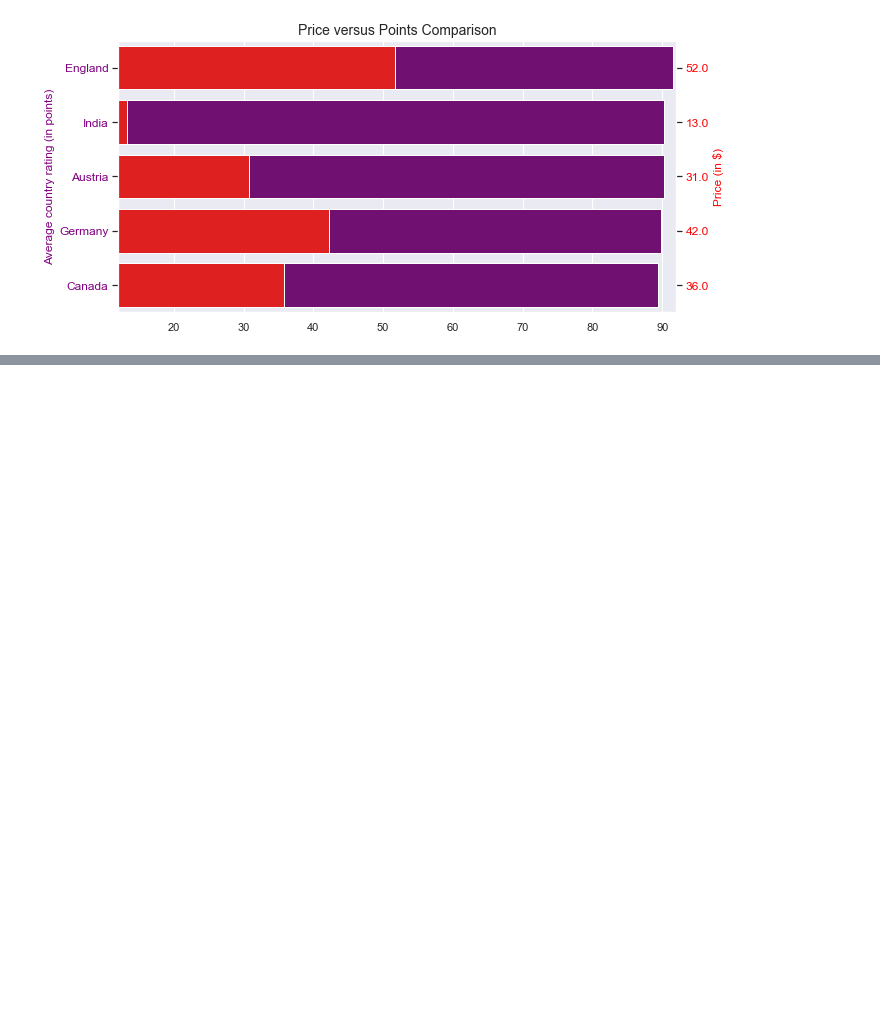
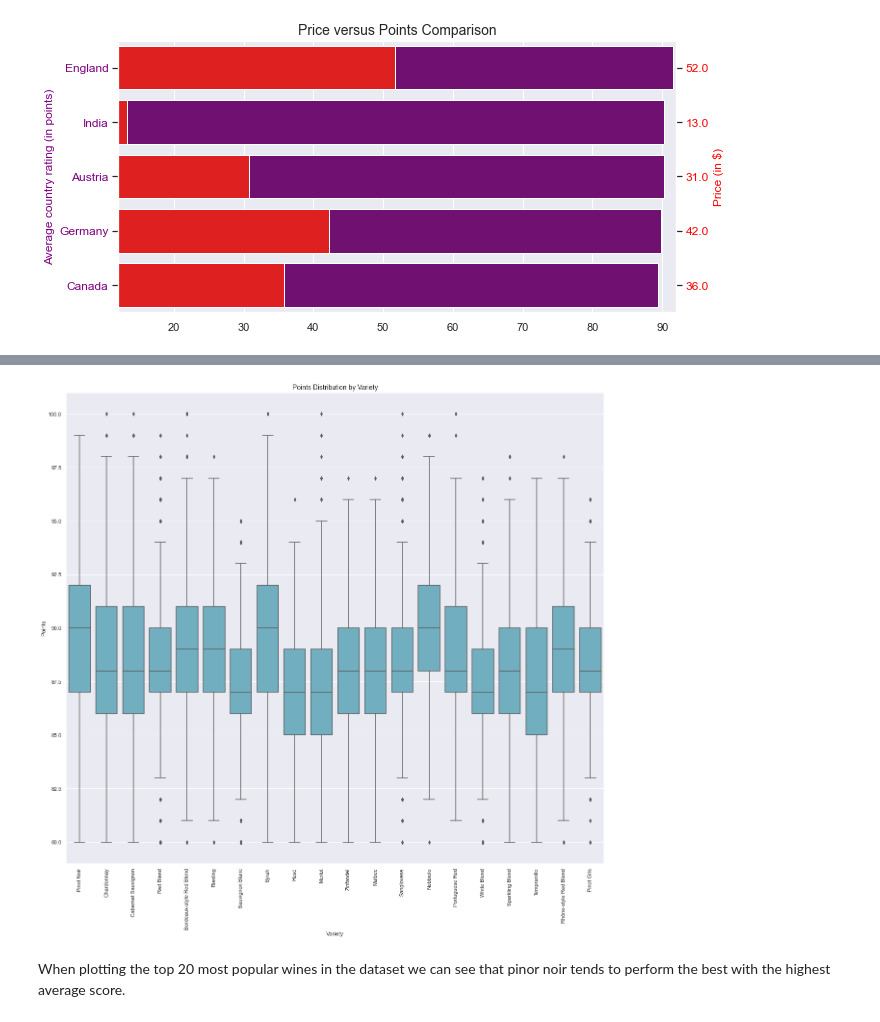
Before and after one commit to Nima-Sayyah/Drink-by-Data, a Jupyter notebook: Drink by Data (NS).ipynb, the cells around one changed output, grey strips where cells are left out. Cells and saved outputs as stored; diff of their text form; code cells hidden in the pictures; blank space fills up the shorter version.

Commit message:
Update 21 - Drink by Data

```diff
--- a/Drink by Data (NS).ipynb
+++ b/Drink by Data (NS).ipynb
@@ -618,0 +628,13 @@ plt.xticks(rotation=90);
+# %%
+# boxplot of the top 20 most frequent wines in dataset by points scored
+plt.figure(figsize=(20,18))
+base_color = sns.color_palette()[9]
+sns.boxplot(data = df1, x = 'variety', y = 'points', color = base_color, order = df1.variety.value_counts().iloc[:20].index)
+plt.title('Points Distribution by Variety', fontsize = 14)
+plt.xlabel('Variety')
+plt.ylabel('Points')
+plt.xticks(rotation=90);
+# %% [output]
+[figure, added]
+# %% [markdown]
+When plotting the top 20 most popular wines in the dataset we can see that pinor noir tends to perform the best with the highest average score.
```
Also changed, not shown: parts of 47 cells of this notebook.
